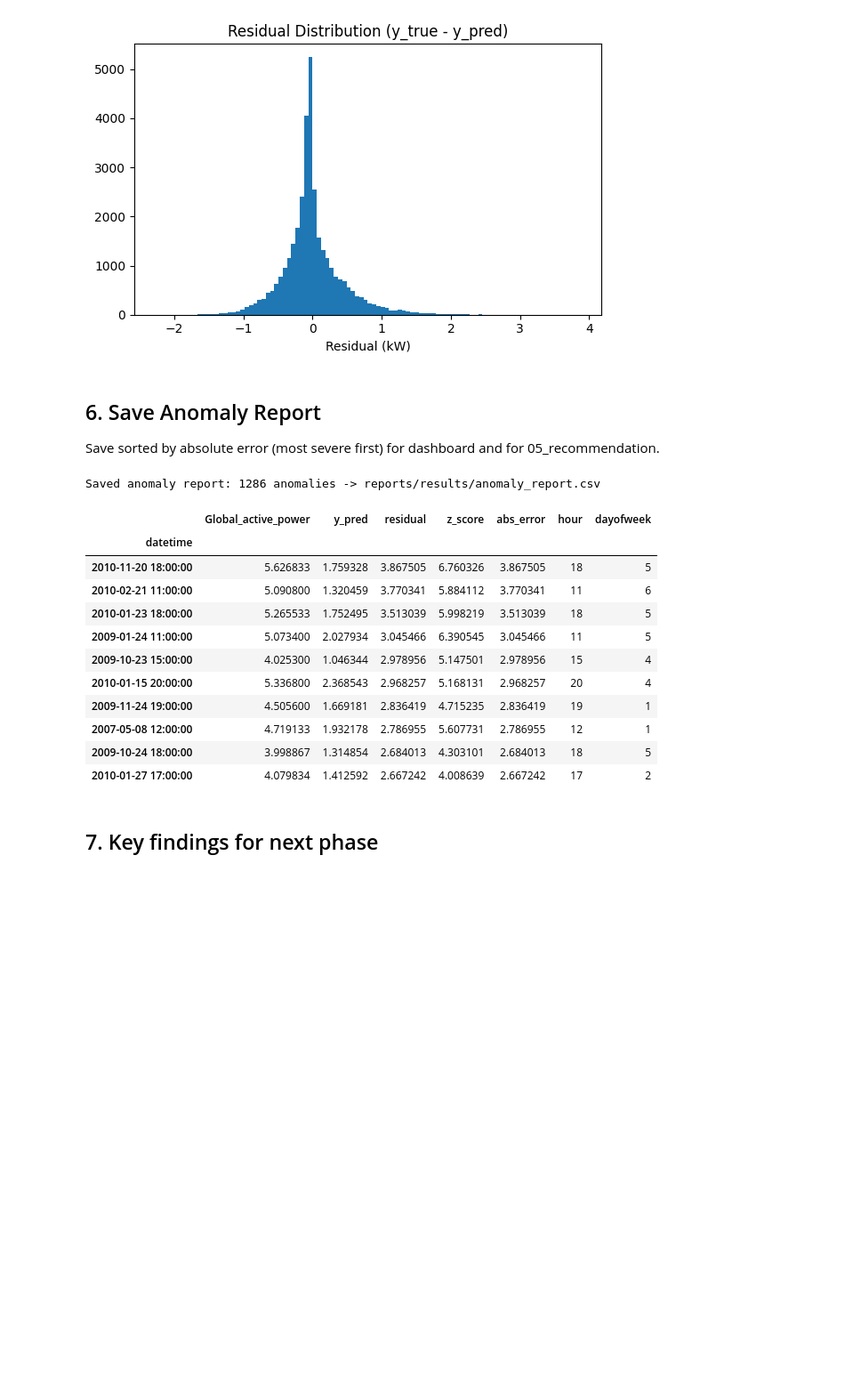
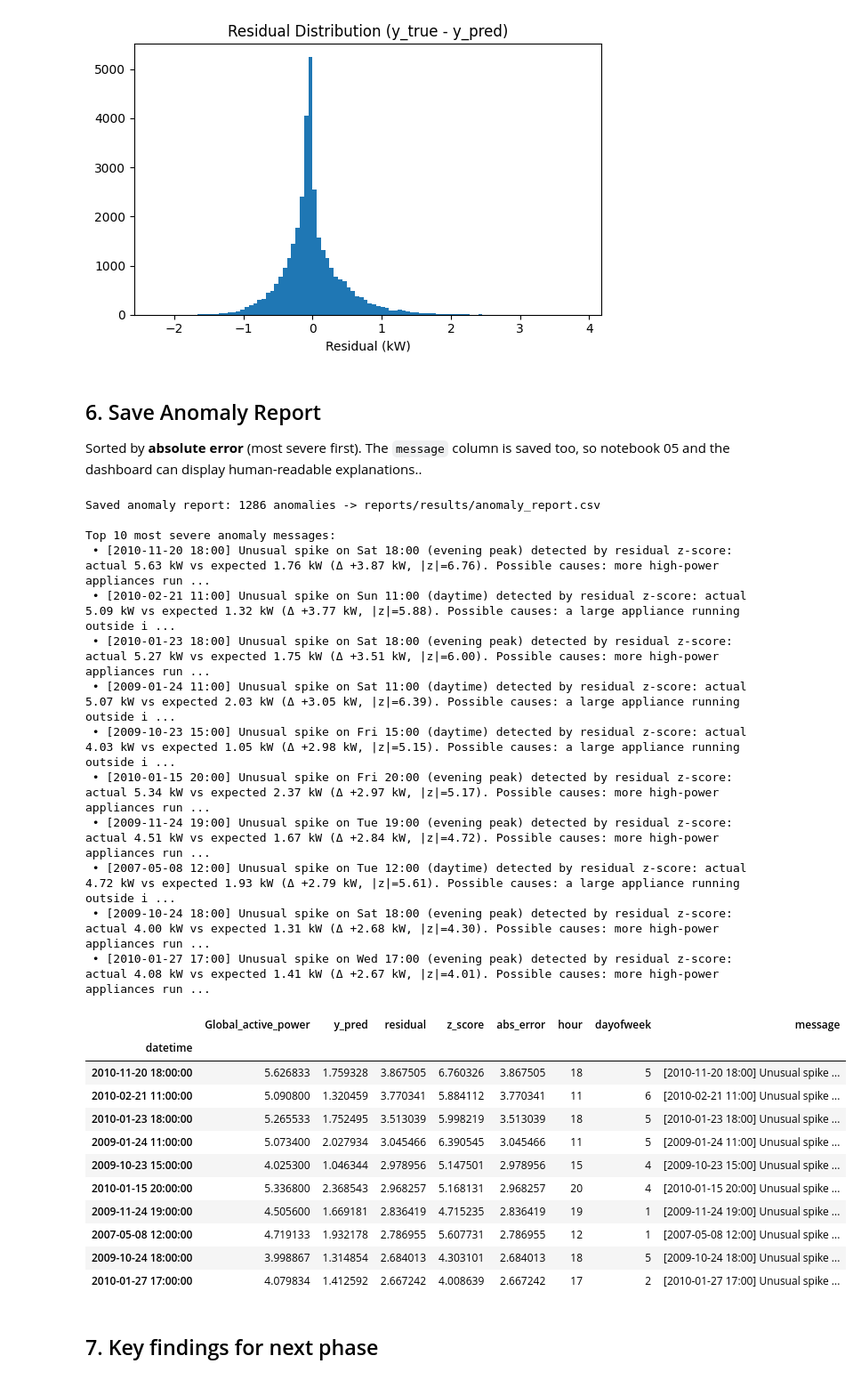
Before and after one commit to Mohamed-Al-Saudi/EnergySavvy-AI-Project, a Jupyter notebook: notebooks/04_anomaly_detection.ipynb, the cells around one changed output. Shown at 89% size. Drawn from its saved outputs; the diff is of its cells as text; code cells hidden in the pictures; blank space fills up the shorter version.

```diff
--- a/notebooks/04_anomaly_detection.ipynb
+++ b/notebooks/04_anomaly_detection.ipynb
@@ -180,26 +315,48 @@ plt.show()
 [figure]
 # %% [markdown]
 ## 6. Save Anomaly Report
-Save sorted by absolute error (most severe first) for dashboard and for 05_recommendation.
+Sorted by **absolute error** (most severe first). The `message` column is saved too, so notebook 05 and the dashboard can display human-readable explanations..
 # %%
-report = df_t[df_t['is_anomaly']][[target, 'y_pred', 'residual', 'z_score', 'abs_error', 'hour', 'dayofweek']].sort_values('abs_error', ascending=False)
+report = (
+    df_t[df_t['is_anomaly']][[target, 'y_pred', 'residual', 'z_score',
+                              'abs_error', 'hour', 'dayofweek', 'message']]
+    .sort_values('abs_error', ascending=False)
+)
+
 report.to_csv(RESULTS_DIR / "anomaly_report.csv")
 print(f"Saved anomaly report: {len(report)} anomalies -> {RESULTS_DIR / 'anomaly_report.csv'}")
+
+print("\nTop 10 most severe anomaly messages:")
+for m in report['message'].head(10):
+    print(" •", m)
+
 report.head(10)
 # %% [output]
 Saved anomaly report: 1286 anomalies -> reports/results/anomaly_report.csv
+
+Top 10 most severe anomaly messages:
+ • [2010-11-20 18:00] Unusual spike on Sat 18:00 (evening peak) detected by residual z-score: actual 5.63 kW vs expected 1.76 kW (Δ +3.87 kW, |z|=6.76). Possible causes: more high-power appliances run ...
+ • [2010-02-21 11:00] Unusual spike on Sun 11:00 (daytime) detected by residual z-score: actual 5.09 kW vs expected 1.32 kW (Δ +3.77 kW, |z|=5.88). Possible causes: a large appliance running outside i ...
+ • [2010-01-23 18:00] Unusual spike on Sat 18:00 (evening peak) detected by residual z-score: actual 5.27 kW vs expected 1.75 kW (Δ +3.51 kW, |z|=6.00). Possible causes: more high-power appliances run ...
+ • [2009-01-24 11:00] Unusual spike on Sat 11:00 (daytime) detected by residual z-score: actual 5.07 kW vs expected 2.03 kW (Δ +3.05 kW, |z|=6.39). Possible causes: a large appliance running outside i ...
+ • [2009-10-23 15:00] Unusual spike on Fri 15:00 (daytime) detected by residual z-score: actual 4.03 kW vs expected 1.05 kW (Δ +2.98 kW, |z|=5.15). Possible causes: a large appliance running outside i ...
+ • [2010-01-15 20:00] Unusual spike on Fri 20:00 (evening peak) detected by residual z-score: actual 5.34 kW vs expected 2.37 kW (Δ +2.97 kW, |z|=5.17). Possible causes: more high-power appliances run ...
+ • [2009-11-24 19:00] Unusual spike on Tue 19:00 (evening peak) detected by residual z-score: actual 4.51 kW vs expected 1.67 kW (Δ +2.84 kW, |z|=4.72). Possible causes: more high-power appliances run ...
+ • [2007-05-08 12:00] Unusual spike on Tue 12:00 (daytime) detected by residual z-score: actual 4.72 kW vs expected 1.93 kW (Δ +2.79 kW, |z|=5.61). Possible causes: a large appliance running outside i ...
+ • [2009-10-24 18:00] Unusual spike on Sat 18:00 (evening peak) detected by residual z-score: actual 4.00 kW vs expected 1.31 kW (Δ +2.68 kW, |z|=4.30). Possible causes: more high-power appliances run ...
+ • [2010-01-27 17:00] Unusual spike on Wed 17:00 (evening peak) detected by residual z-score: actual 4.08 kW vs expected 1.41 kW (Δ +2.67 kW, |z|=4.01). Possible causes: more high-power appliances run ...
-|  | Global_active_power | y_pred | residual | z_score | abs_error | hour | dayofweek |
-| datetime |  |  |  |  |  |  |  |
-| 2010-11-20 18:00:00 | 5.626833 | 1.759328 | 3.867505 | 6.760326 | 3.867505 | 18 | 5 |
-| 2010-02-21 11:00:00 | 5.090800 | 1.320459 | 3.770341 | 5.884112 | 3.770341 | 11 | 6 |
-| 2010-01-23 18:00:00 | 5.265533 | 1.752495 | 3.513039 | 5.998219 | 3.513039 | 18 | 5 |
-| 2009-01-24 11:00:00 | 5.073400 | 2.027934 | 3.045466 | 6.390545 | 3.045466 | 11 | 5 |
-| 2009-10-23 15:00:00 | 4.025300 | 1.046344 | 2.978956 | 5.147501 | 2.978956 | 15 | 4 |
-| 2010-01-15 20:00:00 | 5.336800 | 2.368543 | 2.968257 | 5.168131 | 2.968257 | 20 | 4 |
-| 2009-11-24 19:00:00 | 4.505600 | 1.669181 | 2.836419 | 4.715235 | 2.836419 | 19 | 1 |
-| 2007-05-08 12:00:00 | 4.719133 | 1.932178 | 2.786955 | 5.607731 | 2.786955 | 12 | 1 |
-| 2009-10-24 18:00:00 | 3.998867 | 1.314854 | 2.684013 | 4.303101 | 2.684013 | 18 | 5 |
-| 2010-01-27 17:00:00 | 4.079834 | 1.412592 | 2.667242 | 4.008639 | 2.667242 | 17 | 2 |
+|  | Global_active_power | y_pred | residual | z_score | abs_error | hour | dayofweek | message |
+| datetime |  |  |  |  |  |  |  |  |
+| 2010-11-20 18:00:00 | 5.626833 | 1.759328 | 3.867505 | 6.760326 | 3.867505 | 18 | 5 | [2010-11-20 18:00] Unusual spike ... |
+| 2010-02-21 11:00:00 | 5.090800 | 1.320459 | 3.770341 | 5.884112 | 3.770341 | 11 | 6 | [2010-02-21 11:00] Unusual spike ... |
+| 2010-01-23 18:00:00 | 5.265533 | 1.752495 | 3.513039 | 5.998219 | 3.513039 | 18 | 5 | [2010-01-23 18:00] Unusual spike ... |
+| 2009-01-24 11:00:00 | 5.073400 | 2.027934 | 3.045466 | 6.390545 | 3.045466 | 11 | 5 | [2009-01-24 11:00] Unusual spike ... |
+| 2009-10-23 15:00:00 | 4.025300 | 1.046344 | 2.978956 | 5.147501 | 2.978956 | 15 | 4 | [2009-10-23 15:00] Unusual spike ... |
+| 2010-01-15 20:00:00 | 5.336800 | 2.368543 | 2.968257 | 5.168131 | 2.968257 | 20 | 4 | [2010-01-15 20:00] Unusual spike ... |
+| 2009-11-24 19:00:00 | 4.505600 | 1.669181 | 2.836419 | 4.715235 | 2.836419 | 19 | 1 | [2009-11-24 19:00] Unusual spike ... |
+| 2007-05-08 12:00:00 | 4.719133 | 1.932178 | 2.786955 | 5.607731 | 2.786955 | 12 | 1 | [2007-05-08 12:00] Unusual spike ... |
+| 2009-10-24 18:00:00 | 3.998867 | 1.314854 | 2.684013 | 4.303101 | 2.684013 | 18 | 5 | [2009-10-24 18:00] Unusual spike ... |
+| 2010-01-27 17:00:00 | 4.079834 | 1.412592 | 2.667242 | 4.008639 | 2.667242 | 17 | 2 | [2010-01-27 17:00] Unusual spike ... |
 # %% [markdown]
 ## 7. Key findings for next phase
 # %% [markdown]
```
Also changed, not shown: parts of 7 cells of this notebook.
